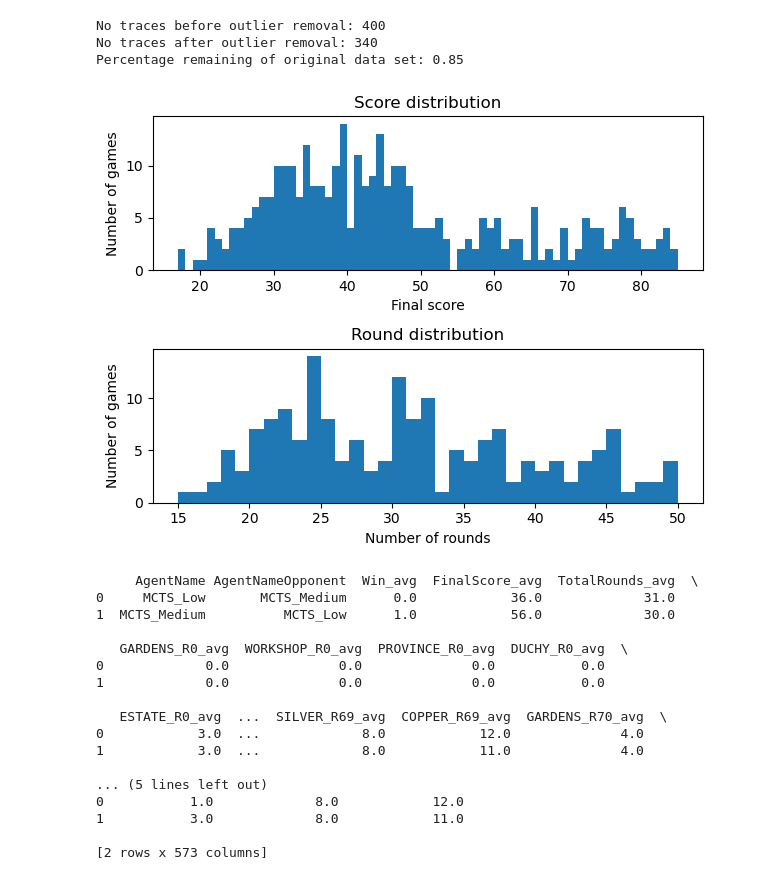
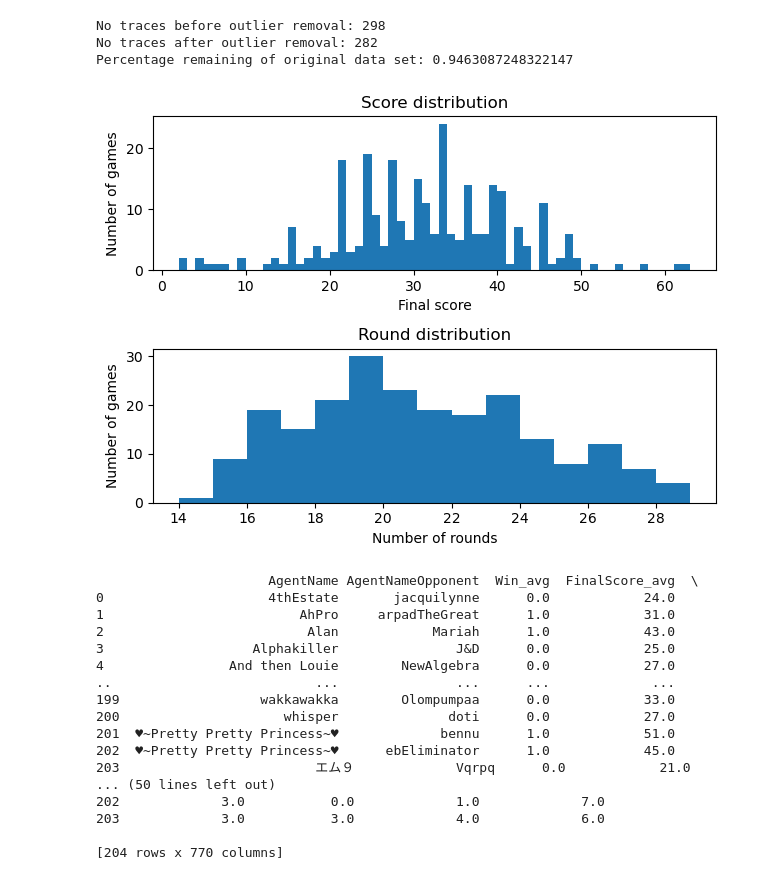
Before and after one commit to owenant/DominionPlayTraceClustering, a Jupyter notebook: PlayTraceAnalysisFromTAGOrPlayerLogs_Kmeans.ipynb, the cells around one changed output. Saved outputs shown, nothing was run; the diff lists cells and outputs as text; code cells hidden in the pictures.

```diff
--- a/PlayTraceAnalysisFromTAGOrPlayerLogs_Kmeans.ipynb
+++ b/PlayTraceAnalysisFromTAGOrPlayerLogs_Kmeans.ipynb
@@ -14,8 +14,8 @@ import warnings
 warnings.filterwarnings('ignore')
 pd.set_option('display.max_rows', 100)
 # %%
-data  = pd.read_csv("data/featureslogfile_b500vsb50_GPM100_noselfplay.txt", sep = '\t')
-#data  = pd.read_csv("data/2Player_FG1E_Supply_AllYears_Traces_withScore_v2.txt", sep = ' ')
+#data  = pd.read_csv("data/featureslogfile_Budget_500_vs_Budget_500_GPM100_FG1E_NoSelfPlay.txt", sep = '\t')
+data  = pd.read_csv("data/2Player_FG1E_Supply_AllYears_Traces.txt", sep = ' ')
 print(data)
 print(data.columns)
 # %% [output]
@@ -38,10 +38,10 @@ print(data.columns)
       dtype='object')
 # %%
 #LOGS_FROM_TAG = False #if false, logs are from parsed online player logs
-LOGS_FROM_TAG = True
+LOGS_FROM_TAG = False
 
 NOOFPLAYERS = 2 #note, keep this fixed and dont change it - we always assume there are only two players
-agents = ['MCTS_Low', 'MCTS_Medium'] #arbitrary labels for players (whether AI based or not)
+agents = ['MCTS_Medium_A', 'MCTS_Medium_B'] #arbitrary labels for players (whether AI based or not)
 
 #if using TAG, parameters for round robin tournament
 games_per_matchup = 100
@@ -58,11 +58,12 @@ if LOGS_FROM_TAG == False:
 #card_types_BigMoneyWithGardens_vs_DoubleWitch = ['GARDENS', 'WITCH', 'CURSE', 'PROVINCE', 'DUCHY', 'ESTATE', 'GOLD', 'SILVER', 'COPPER']
 card_types_SD = ['ARTISAN', 'BANDIT', 'BUREAUCRAT', 'CHAPEL', 'FESTIVAL', 'GARDENS', 'SENTRY', 'THRONE_ROOM', 'WITCH',
                  'WORKSHOP', 'CURSE', 'PROVINCE', 'DUCHY', 'ESTATE', 'GOLD', 'SILVER', 'COPPER']
-card_types_FG1E = ['Cellar','Market','Militia','Mine','Moat','Remodel','Smithy','Village',
-                'Woodcutter','Workshop', 'Curse', 'Province', 'Duchy', 'Estate', 'Gold', 'Silver', 'Copper']
+card_types_FG1E = ['CELLAR','MARKET','MILITIA','MINE','MOAT','REMODEL','SMITHY','VILLAGE',
+                'WOODCUTTER','WORKSHOP', 'CURSE', 'PROVINCE', 'DUCHY', 'ESTATE', 'GOLD', 'SILVER', 'COPPER']
 card_types_BigMoneyWithGardens_vs_DoubleWitch = ['GARDENS', 'WITCH', 'CURSE', 'PROVINCE', 'DUCHY', 'ESTATE', 'GOLD', 'SILVER', 'COPPER']
 card_types_SD_reduced = ['GARDENS', 'WORKSHOP','PROVINCE', 'DUCHY', 'ESTATE', 'GOLD', 'SILVER', 'COPPER']
-card_types = card_types_SD_reduced
+#card_types = card_types_SD_reduced
+card_types = card_types_FG1E
 index_cols = ['Player', 'GameID'] #used to group traces
 non_card_types_round_indep_cols = ['AgentName', 'Win', 'FinalScore', 'TotalRounds'] #additional round indepedent values we want to investigate
 cols = index_cols + non_card_types_round_indep_cols + ['Round'] + card_types #final set of cols to keep
@@ -298,32 +295,32 @@ No artists with labels found to put in legend.  Note that artists whose label st
 # %%
 #remove outliers based on thresholds for score and length of game
 score_threshold = 85
-round_threshold = 50
+round_threshold = 30
 extended_traces_flat_no_outliers = extended_traces_flat[(extended_traces_flat['FinalScore'] <= score_threshold)
                                            & (extended_traces_flat['TotalRounds'] <= round_threshold)]
 #then re-plot score and round distributions
 fig, axs = plt.subplots(2, 1)
 grouped_data = extended_traces_flat_no_outliers.groupby('GameID')
 score_data = grouped_data['FinalScore'].unique().explode()
 axs[0].hist(score_data, bins=np.arange(score_data.min(), score_data.max()+1))
 axs[0].set_xlabel('Final score')
 axs[0].set_ylabel('Number of games')
 axs[0].set_title('Score distribution')
 round_data = grouped_data['TotalRounds'].unique().explode()
 axs[1].hist(round_data, bins=np.arange(round_data.min(), round_data.max()+1))
 axs[1].set_xlabel('Number of rounds')
 axs[1].set_ylabel('Number of games')
 axs[1].set_title('Round distribution')
 fig.tight_layout()
 
 print("No traces before outlier removal: " + str(len(extended_traces_flat)))
 print("No traces after outlier removal: " + str(len(extended_traces_flat_no_outliers)))
 print("Percentage remaining of original data set: " + str(len(extended_traces_flat_no_outliers)/(1.0*len(extended_traces_flat))))
 # %% [output]
-No traces before outlier removal: 400
-No traces after outlier removal: 340
-Percentage remaining of original data set: 0.85
+No traces before outlier removal: 298
+No traces after outlier removal: 282
+Percentage remaining of original data set: 0.9463087248322147
-[figure, old version]
+[figure, new version]
 # %%
 #next we compute the average traces for each combination of players and opponents, this
 #allows us to compare to the centroids computed by k-means clustering (note this is only
@@ -336,23 +333,23 @@ new_col_names = {old_col: old_col + '_avg' for old_col in average_traces.columns
 average_traces.rename(columns = new_col_names, inplace = True)
 print(average_traces)
 # %% [output]
-     AgentName AgentNameOpponent  Win_avg  FinalScore_avg  TotalRounds_avg  \
-0     MCTS_Low       MCTS_Medium      0.0            36.0             31.0
-1  MCTS_Medium          MCTS_Low      1.0            56.0             30.0
+                      AgentName AgentNameOpponent  Win_avg  FinalScore_avg  \
+0                     4thEstate       jacquilynne      0.0            24.0
+1                         AhPro     arpadTheGreat      1.0            31.0
+2                          Alan            Mariah      1.0            43.0
+3                   Alphakiller               J&D      0.0            25.0
+4                And then Louie        NewAlgebra      0.0            27.0
+..                          ...               ...      ...             ...
+199                  wakkawakka        Olompumpaa      0.0            33.0
+200                     whisper              doti      0.0            27.0
+201  ♥~Pretty Pretty Princess~♥             bennu      1.0            51.0
+202  ♥~Pretty Pretty Princess~♥      ebEliminator      1.0            45.0
+203                         エム９             Vqrpq      0.0            21.0
+... (50 lines left out)
+202             3.0           0.0             1.0             7.0
+203             3.0           3.0             4.0             6.0
 
-   GARDENS_R0_avg  WORKSHOP_R0_avg  PROVINCE_R0_avg  DUCHY_R0_avg  \
-0             0.0              0.0              0.0           0.0
-1             0.0              0.0              0.0           0.0
-
-   ESTATE_R0_avg  ...  SILVER_R69_avg  COPPER_R69_avg  GARDENS_R70_avg  \
-0            3.0  ...             8.0            12.0              4.0
-1            3.0  ...             8.0            11.0              4.0
-
-... (5 lines left out)
-0           1.0             8.0            12.0
-1           3.0             8.0            11.0
-
-[2 rows x 573 columns]
+[204 rows x 770 columns]
 # %%
 #calculate average distances and standard deviations of individual playtraces to the
 #average playtraces
```
Also changed, not shown: parts of 21 cells of this notebook.
